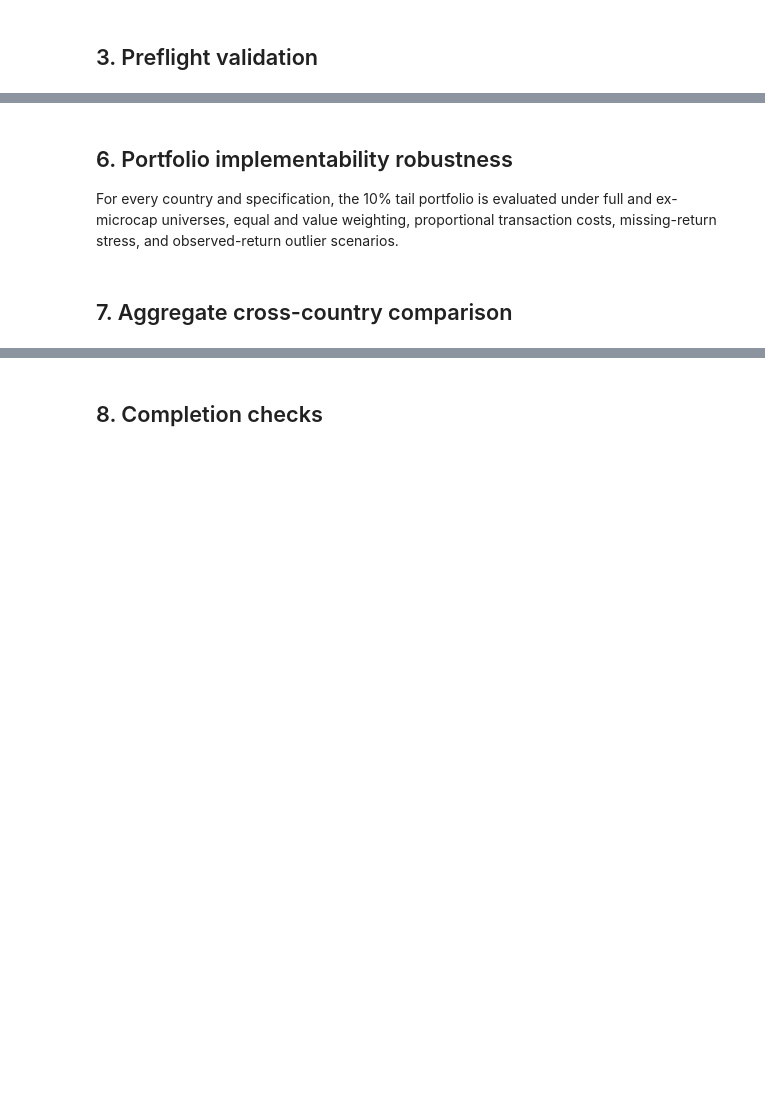
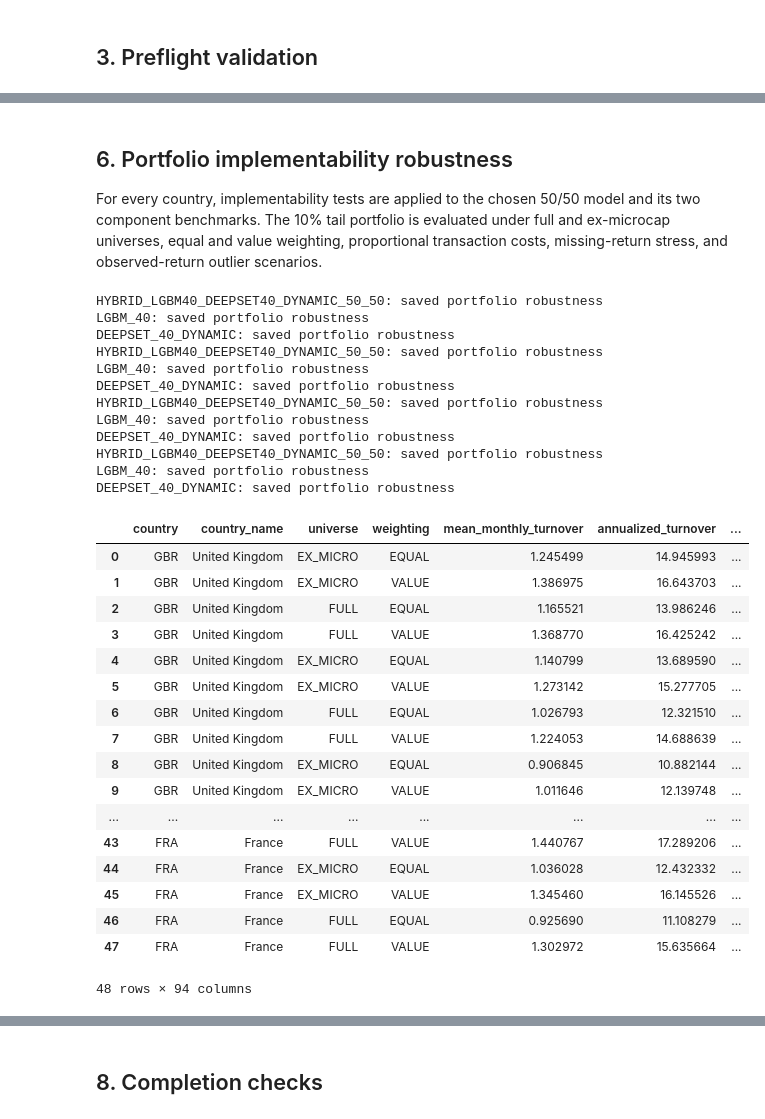
Before and after one commit to 22sandstack/FDS_Project, a Jupyter notebook: Developed_Markets_Validation.ipynb, the cells around one changed output, grey strips where cells are left out. Saved outputs shown, nothing was run; the diff lists cells and outputs as text; code cells hidden in the pictures; blank space fills up the shorter version.

```diff
--- a/Developed_Markets_Validation.ipynb
+++ b/Developed_Markets_Validation.ipynb
@@ -126,7 +269,7 @@ from src.developed_markets import country_comparison
 
 country_tables = {}
 for country, config in CONFIGS.items():
-    table = country_comparison(config, include_fifty_fifty=True)
+    table = country_comparison(config)
     country_tables[country] = table
     print(f'\n{COUNTRY_NAMES[country]}')
     display(table)
@@ -133,25 +301,53 @@ for country, config in CONFIGS.items():
 # %% [markdown]
 ## 6. Portfolio implementability robustness
 
-For every country and specification, the 10% tail portfolio is evaluated under full and ex-microcap universes, equal and value weighting, proportional transaction costs, missing-return stress, and observed-return outlier scenarios.
+For every country, implementability tests are applied to the chosen 50/50 model and its two component benchmarks. The 10% tail portfolio is evaluated under full and ex-microcap universes, equal and value weighting, proportional transaction costs, missing-return stress, and observed-return outlier scenarios.
 # %%
 import pandas as pd
-from src.developed_markets import FIFTY_FIFTY_ID
 from src.portfolio_robustness import run_portfolio_robustness
 
 robustness_tables = []
 for country, config in CONFIGS.items():
     table = run_portfolio_robustness(
-        config.run_dir, model_ids=(*EXTERNAL_MODEL_IDS, FIFTY_FIFTY_ID)
+        config.run_dir, model_ids=(CHOSEN_MODEL_ID, *COMPONENT_BENCHMARK_IDS)
     )
     table.insert(0, 'country_name', COUNTRY_NAMES[country])
     table.insert(0, 'country', country)
     robustness_tables.append(table)
 external_robustness = pd.concat(robustness_tables, ignore_index=True)
 SUMMARY_DIR.mkdir(parents=True, exist_ok=True)
 external_robustness.to_csv(
     SUMMARY_DIR / 'developed_markets_portfolio_robustness.csv', index=False
 )
 display(external_robustness)
+# %% [output]
+HYBRID_LGBM40_DEEPSET40_DYNAMIC_50_50: saved portfolio robustness
+LGBM_40: saved portfolio robustness
+DEEPSET_40_DYNAMIC: saved portfolio robustness
+HYBRID_LGBM40_DEEPSET40_DYNAMIC_50_50: saved portfolio robustness
+LGBM_40: saved portfolio robustness
+DEEPSET_40_DYNAMIC: saved portfolio robustness
+HYBRID_LGBM40_DEEPSET40_DYNAMIC_50_50: saved portfolio robustness
+LGBM_40: saved portfolio robustness
+DEEPSET_40_DYNAMIC: saved portfolio robustness
+HYBRID_LGBM40_DEEPSET40_DYNAMIC_50_50: saved portfolio robustness
+LGBM_40: saved portfolio robustness
+DEEPSET_40_DYNAMIC: saved portfolio robustness
+|  | country | country_name | universe | weighting | mean_monthly_turnover | annualized_turnover | ... |
+| 0 | GBR | United Kingdom | EX_MICRO | EQUAL | 1.245499 | 14.945993 | ... |
+| 1 | GBR | United Kingdom | EX_MICRO | VALUE | 1.386975 | 16.643703 | ... |
+| 2 | GBR | United Kingdom | FULL | EQUAL | 1.165521 | 13.986246 | ... |
+| 3 | GBR | United Kingdom | FULL | VALUE | 1.368770 | 16.425242 | ... |
+| 4 | GBR | United Kingdom | EX_MICRO | EQUAL | 1.140799 | 13.689590 | ... |
+| 5 | GBR | United Kingdom | EX_MICRO | VALUE | 1.273142 | 15.277705 | ... |
+| 6 | GBR | United Kingdom | FULL | EQUAL | 1.026793 | 12.321510 | ... |
+| 7 | GBR | United Kingdom | FULL | VALUE | 1.224053 | 14.688639 | ... |
+| 8 | GBR | United Kingdom | EX_MICRO | EQUAL | 0.906845 | 10.882144 | ... |
+| 9 | GBR | United Kingdom | EX_MICRO | VALUE | 1.011646 | 12.139748 | ... |
+| ... | ... | ... | ... | ... | ... | ... | ... |
+| 43 | FRA | France | FULL | VALUE | 1.440767 | 17.289206 | ... |
+| 44 | FRA | France | EX_MICRO | EQUAL | 1.036028 | 12.432332 | ... |
+| 45 | FRA | France | EX_MICRO | VALUE | 1.345460 | 16.145526 | ... |
+| 46 | FRA | France | FULL | EQUAL | 0.925690 | 11.108279 | ... |
+| 47 | FRA | France | FULL | VALUE | 1.302972 | 15.635664 | ... |
+48 rows × 94 columns
-# %% [markdown]
-## 7. Aggregate cross-country comparison
```
Also changed, not shown: parts of 14 cells of this notebook, 5 other files.
